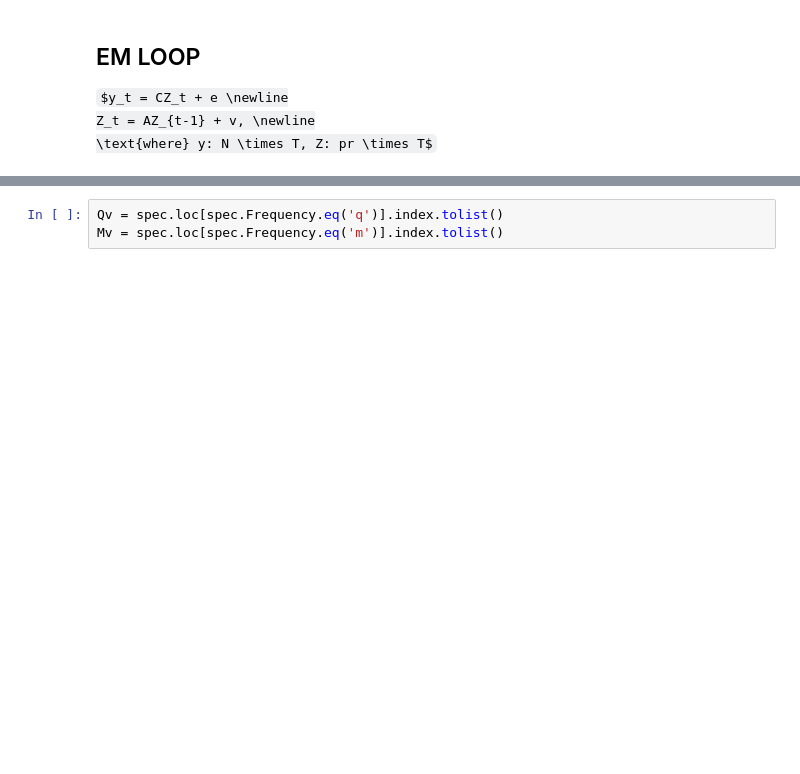
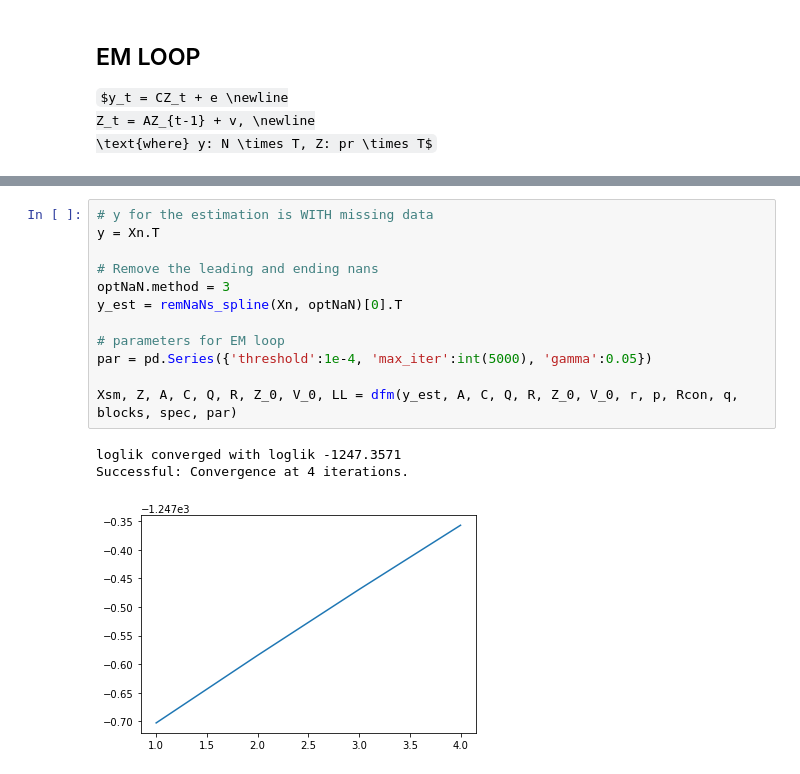
Before and after one commit to hyunchangyi/nowcasting, a Jupyter notebook: nowcasting.ipynb, the cells around one changed output, grey strips where cells are left out. Saved outputs shown, nothing was run; the diff lists cells and outputs as text; some formulas as TeX source; blank space fills up the shorter version.

```diff
--- a/nowcasting.ipynb
+++ b/nowcasting.ipynb
@@ -1149,3 +1130,16 @@ Z = Zsmooth.iloc[1:]
-# %%
-Qv = spec.loc[spec.Frequency.eq('q')].index.tolist()
-Mv = spec.loc[spec.Frequency.eq('m')].index.tolist()
+# %%
+# y for the estimation is WITH missing data
+y = Xn.T
+
+# Remove the leading and ending nans
+optNaN.method = 3
+y_est = remNaNs_spline(Xn, optNaN)[0].T
+
+# parameters for EM loop
+par = pd.Series({'threshold':1e-4, 'max_iter':int(5000), 'gamma':0.05})
+
+Xsm, Z, A, C, Q, R, Z_0, V_0, LL = dfm(y_est, A, C, Q, R, Z_0, V_0, r, p, Rcon, q, blocks, spec, par)
+# %% [output]
+loglik converged with loglik -1247.3571
+Successful: Convergence at 4 iterations.
+[figure, added]
```
Also changed, not shown: parts of 18 cells of this notebook.
